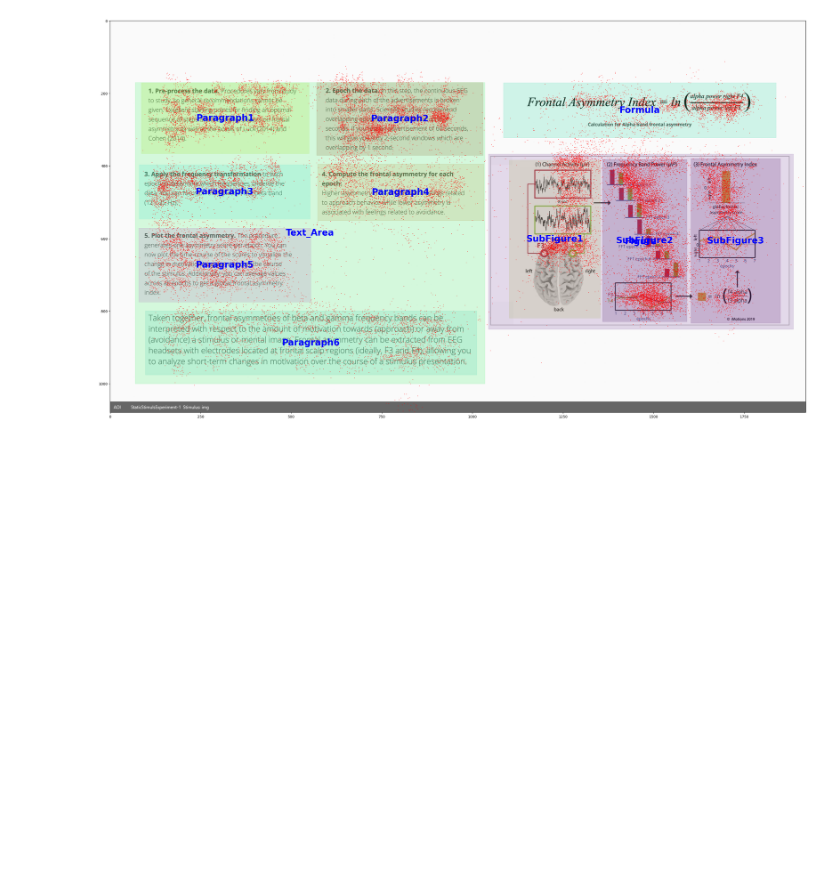
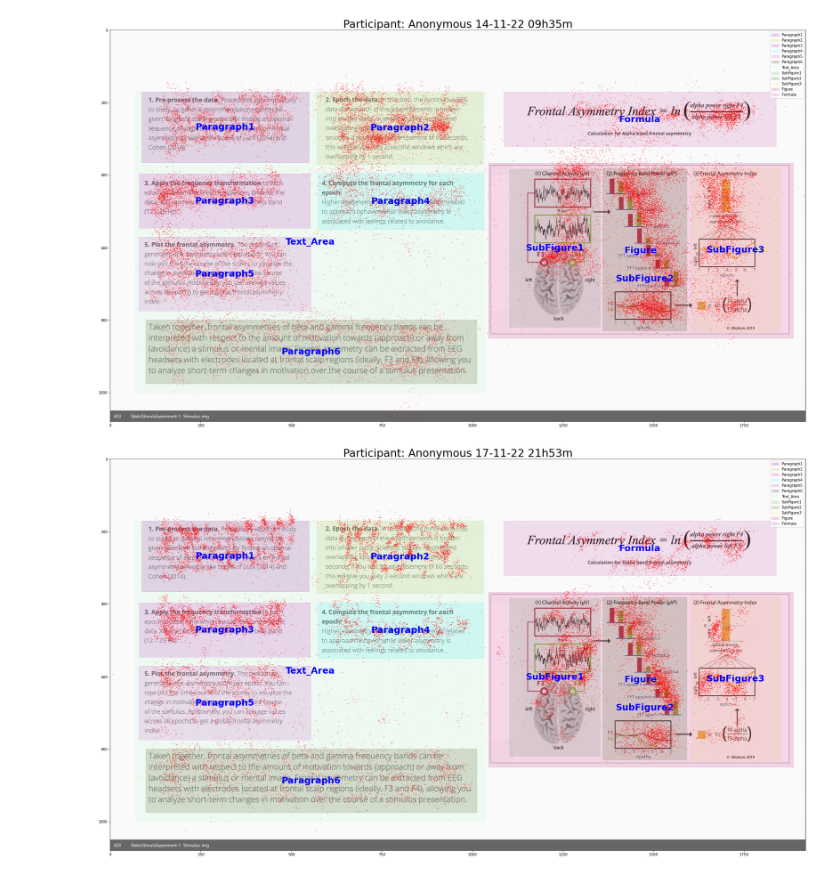
Before and after one commit to aminobest/ETLecture, a Jupyter notebook: docker container/jupyter/workspace/1. Gaze Projections and AOIs Mapping.ipynb, the cells around one changed output. Drawn from its saved outputs; the diff is of its cells as text; code cells hidden in the pictures; blank space fills up the shorter version.

```diff
--- a/docker container/jupyter/workspace/1. Gaze Projections and AOIs Mapping.ipynb
+++ b/docker container/jupyter/workspace/1. Gaze Projections and AOIs Mapping.ipynb
@@ -8,6 +14,6 @@ import numpy as np
 # %%
 #Read gaze data using pandas library
-data = pd.read_csv("data/gazeData.csv", skiprows=25)
+data = pd.read_csv('data/gazeData.csv', skiprows=23)
 # set display.max_columns to none, to show all the columns when using head()
 pd.set_option('display.max_columns', None)
 # %%
@@ -43,5 +56,16 @@ data.head()
 # %%
-# Read file with AOI coordinates
-aois = pd.read_csv("data/aois_definition.csv")
+# Read iMotions file with AOI coordinates
+""" Dataframe columns
+AOI: name of the AOI
+p1x: starting point of the AOI rectangle on the x axis
+p1y: starting point of the AOI rectangle on the y axis
+p2x: ending point of the AOI rectangle on the x axis
+p2y: ending point of the AOI rectangle on the y axis
+"""
+aois = pd.read_csv("data/aoisDefinition.csv")
+# %%
+# Compute the width and the height of the AOIs based on their start/ending points
+aois['width'] = aois['p2x']-aois['p1x']
+aois['height'] = aois['p2y']-aois['p1y']
 # %%
 # Display the user defined areas of interest
@@ -63,17 +87,35 @@ aois
 # %%
-# Initiate a coordinate system with a background image
-fig, ax = utils.initPlotContainer("data/stimulus.png")
-# Plot gazes
-ax.plot(data["GazeX"], data["GazeY"],'o',alpha=0.5, markersize=1, color='red')
-# generate a list of random colors (to be assigned to the different AOIs)
+# calculate the initial position of the annotations (i.e., text with AOI name)
+aois[['annotationX','annotationY']] = aois.apply(lambda x: utils.calculateInitialAnnotationPosition(aois,x.name), axis=1)
+
+# Generate a list of random colors (to be assigned to the different AOIs)
 colors = utils.generateRandomColors(12)
 
-# plot AOIs
-# iterate over the rows in aois gazeDataframe
-for index, row in aois.iterrows():
-    # plot each AOI as a rectangle
-    ax.add_patch(Rectangle((row["xStart"], row["yStart"]), row["width"], row["height"],color=colors[index],alpha=0.2))
-    # add text with the AOI name
-    ax.annotate(row["AOI"], (row["xStart"]+row["width"]/2, row["yStart"]+row["height"]/2), color='blue', weight='bold', fontsize=25, ha='center', va='center')
+
+# Iteratate over the participants and plot gazes and AOIs for each participant
+for participant in data['Respondent'].unique():
+
+    # filter in the participant data
+    participantData= data[data['Respondent']==participant]
+
+    # Initiate a coordinate system with a background image
+    fig, ax = utils.initPlotContainer('data/stimulus.png')
+
+    # set title
+    ax.set_title(f'Participant: {participant}', fontsize=30)
+
+    # Plot gazes
+    ax.plot(participantData['GazeX'], participantData['GazeY'],'o',alpha=0.5, markersize=1, color='red')
+
+    # plot AOIs
+    # Iterate over the rows in aois dataframe
+    for index, row in aois.iterrows():
+        # Plot each AOI as a rectangle
+        ax.add_patch(Rectangle((row['p1x'], row['p1y']), row['width'], row['height'],color=colors[index],alpha=0.2,  label=row["AOI"]))
+        # Add annotation
+        ax.annotate(row['AOI'], utils.avoidAnnotationOverlap(row['annotationX'],row['annotationY'],index,aois), color='blue', weight='bold', fontsize=25, ha='center', va='center')
+    # legend
+    ax.legend(loc='upper right')
 # %% [output]
-[figure, old version]
+[figure, new version]
+[figure, added]
```
Also changed, not shown: parts of 11 cells of this notebook, 38 other files.
